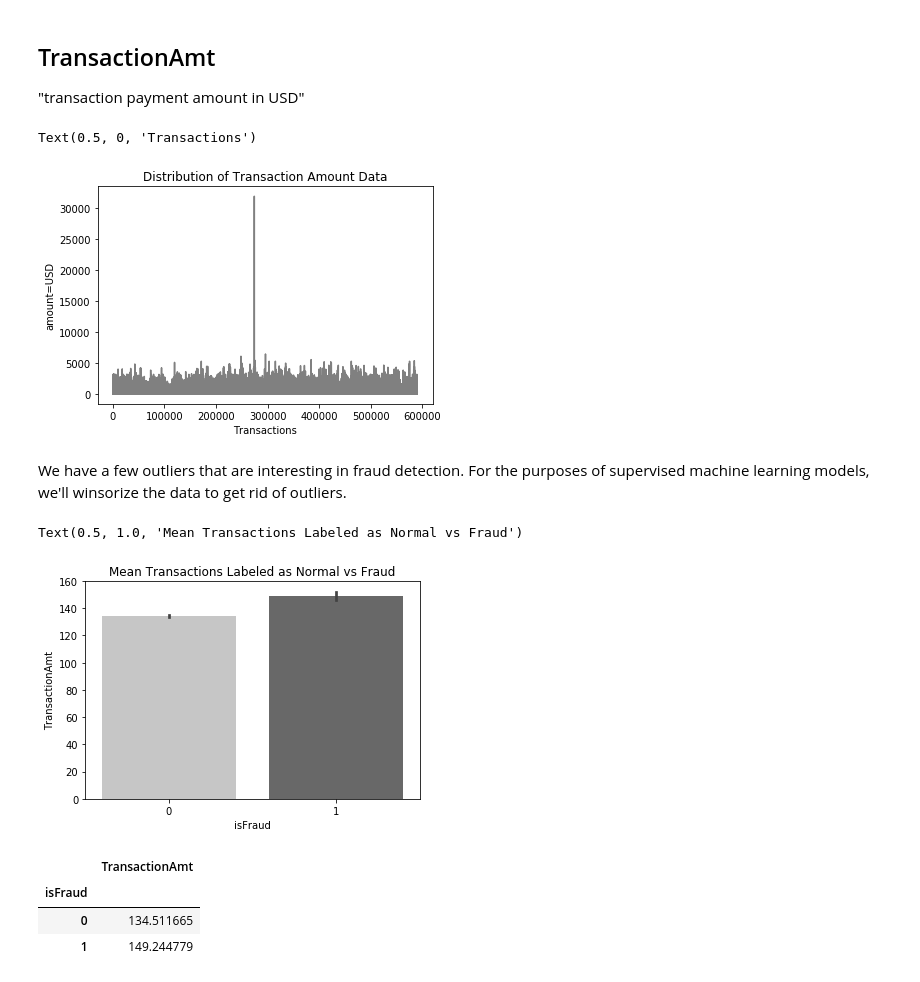
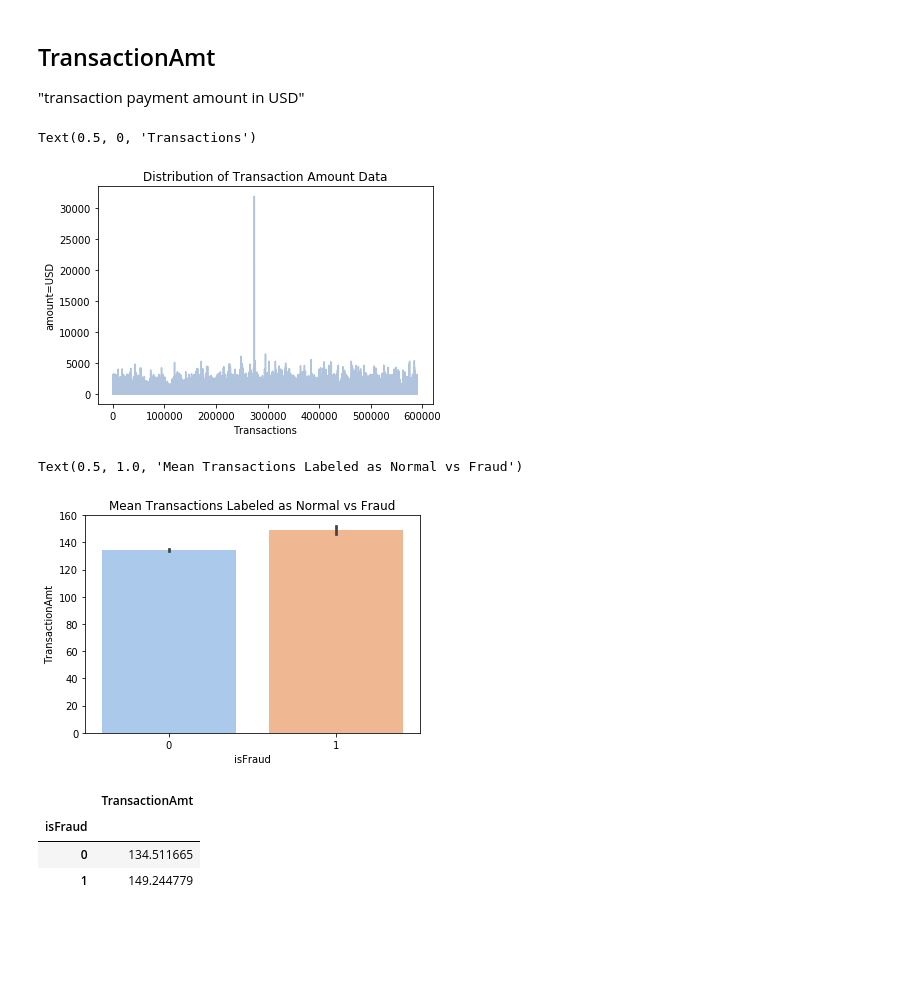
Before and after one commit to anikoloff/fraud_detection, a Jupyter notebook: fraud_detection_data_preparation.ipynb, the cells around one changed output. Drawn from its saved outputs; the diff is of its cells as text; code cells hidden in the pictures; blank space fills up the shorter version.

```diff
--- a/fraud_detection_data_preparation.ipynb
+++ b/fraud_detection_data_preparation.ipynb
@@ -140,22 +140,20 @@ plt.plot(df_train['TransactionDT'])
 "transaction payment amount in USD"
 # %%
 # plot transaction amount data:
-plt.plot(df_train['TransactionAmt'], color='grey')
+plt.plot(df_train['TransactionAmt'], color='lightsteelblue')
 plt.title('Distribution of Transaction Amount Data')
 plt.ylabel('amount=USD')
 plt.xlabel('Transactions')
 # %% [output]
 Text(0.5, 0, 'Transactions')
-[figure, old version]
+[figure, new version]
-# %% [markdown]
-We have a few outliers that are interesting in fraud detection. For the purposes of supervised machine learning models, we'll winsorize the data to get rid of outliers.
 # %%
 # plot normal vs. fraudelent transactions:
-sns.barplot(df_train['isFraud'], df_train['TransactionAmt'], palette='Greys')
+sns.barplot(df_train['isFraud'], df_train['TransactionAmt'], palette='pastel')
 plt.title('Mean Transactions Labeled as Normal vs Fraud')
 # %% [output]
 Text(0.5, 1.0, 'Mean Transactions Labeled as Normal vs Fraud')
-[figure, old version]
+[figure, new version]
 # %%
 # get mean transaction amount for normal and fraudulent transactions:
 df_train[['TransactionAmt','isFraud']].groupby('isFraud').mean()
```
Also changed, not shown: parts of 52 cells of this notebook, 1 other file.
